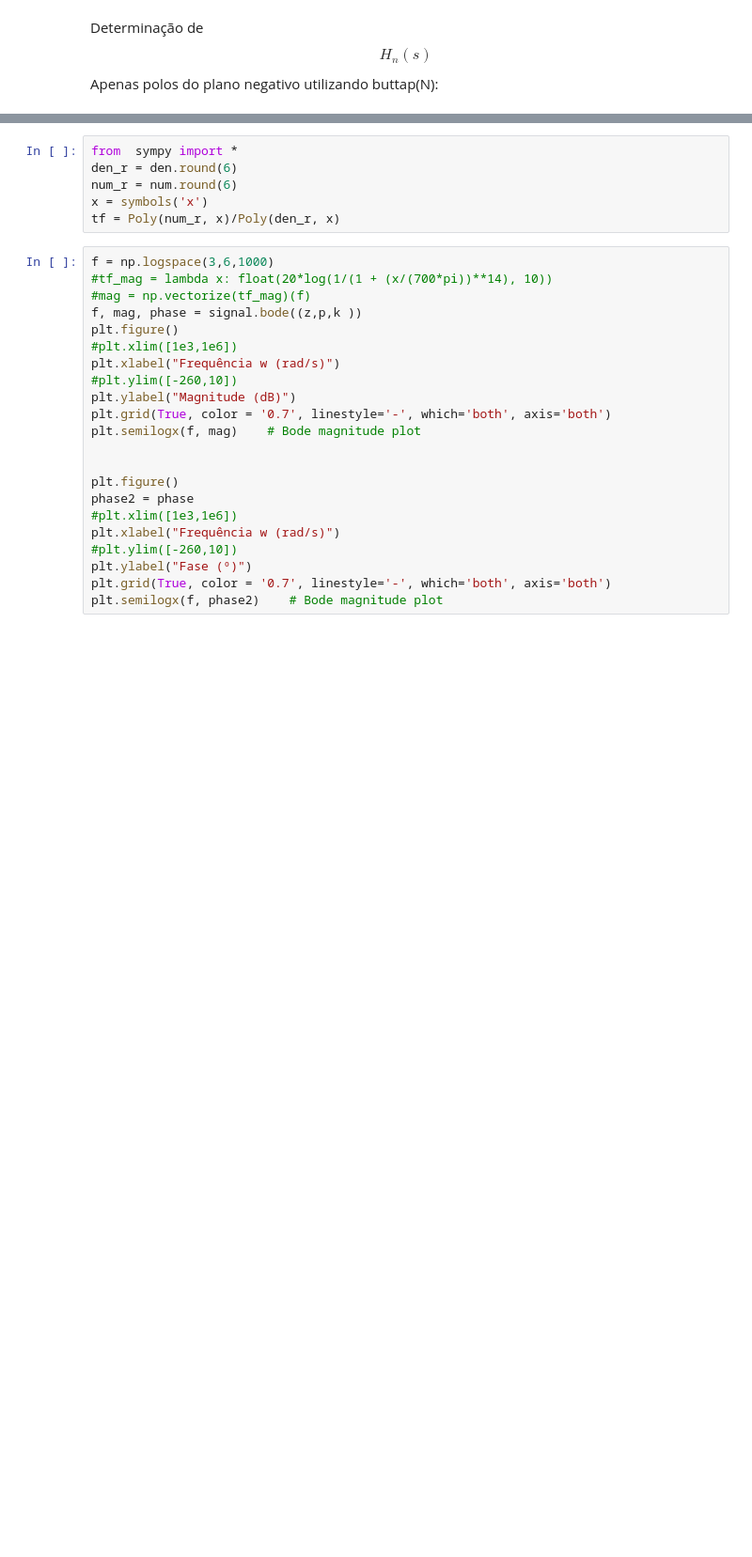
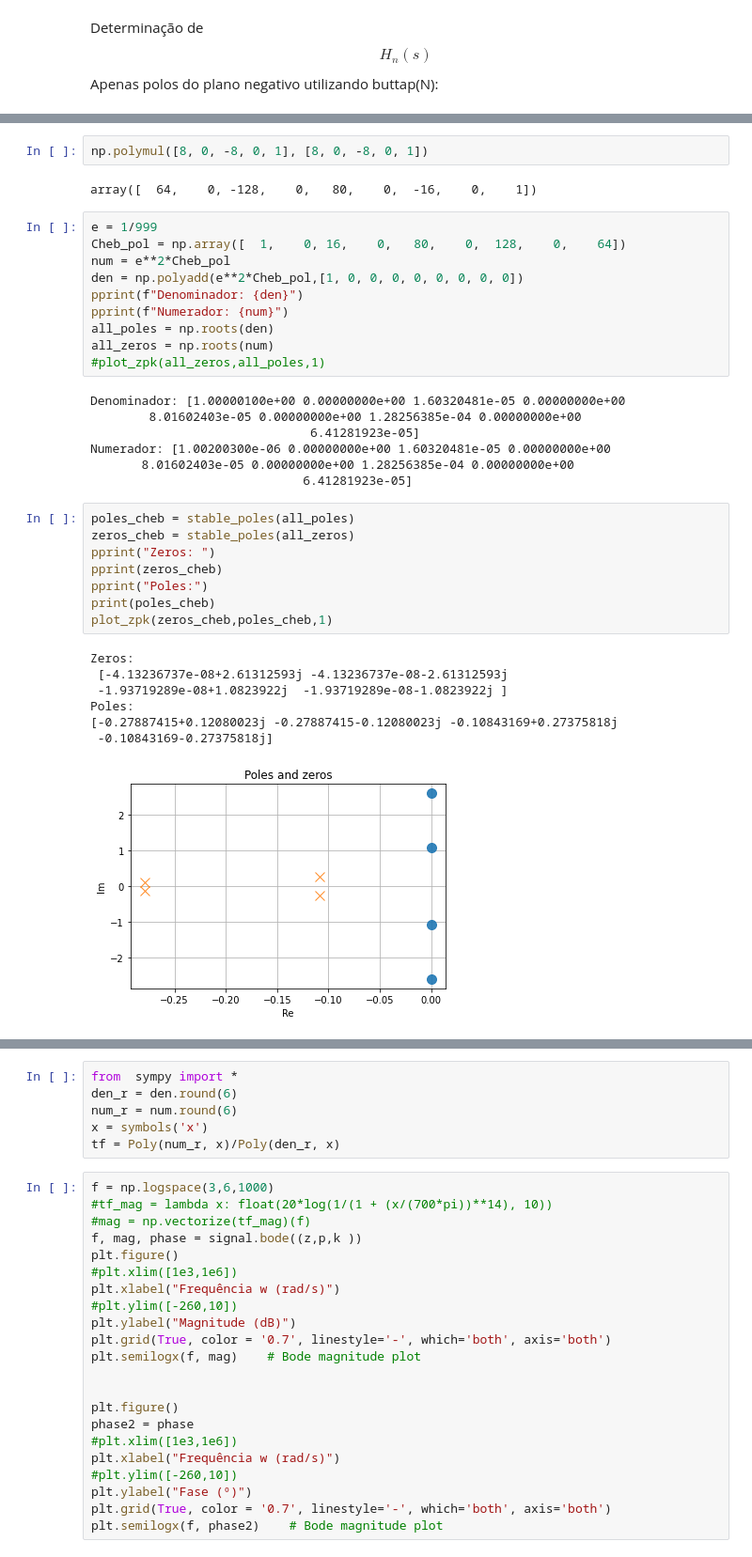
Before and after one commit to vic-torr/procsim, a Jupyter notebook: tp1/codigo/TP_1.ipynb, the cells around one changed output, grey strips where cells are left out. Shown at 94% size. Saved outputs shown, nothing was run; the diff lists cells and outputs as text; blank space fills up the shorter version.

```diff
--- a/tp1/codigo/TP_1.ipynb
+++ b/tp1/codigo/TP_1.ipynb
@@ -203,0 +138,37 @@ Os coeficientes do denominador diferem em $ 0.000653 x^{3} + 0.000422 x $ que s
+# %%
+np.polymul([8, 0, -8, 0, 1], [8, 0, -8, 0, 1])
+# %% [output]
+array([  64,    0, -128,    0,   80,    0,  -16,    0,    1])
+# %%
+e = 1/999
+Cheb_pol = np.array([  1,    0, 16,    0,   80,    0,  128,    0,    64])
+num = e**2*Cheb_pol
+den = np.polyadd(e**2*Cheb_pol,[1, 0, 0, 0, 0, 0, 0, 0, 0])
+pprint(f"Denominador: {den}")
+pprint(f"Numerador: {num}")
+all_poles = np.roots(den)
+all_zeros = np.roots(num)
+#plot_zpk(all_zeros,all_poles,1)
+# %% [output]
+Denominador: [1.00000100e+00 0.00000000e+00 1.60320481e-05 0.00000000e+00
+        8.01602403e-05 0.00000000e+00 1.28256385e-04 0.00000000e+00
+                              6.41281923e-05]
+Numerador: [1.00200300e-06 0.00000000e+00 1.60320481e-05 0.00000000e+00
+       8.01602403e-05 0.00000000e+00 1.28256385e-04 0.00000000e+00
+                             6.41281923e-05]
+# %%
+poles_cheb = stable_poles(all_poles)
+zeros_cheb = stable_poles(all_zeros)
+pprint("Zeros: ")
+pprint(zeros_cheb)
+pprint("Poles:")
+print(poles_cheb)
+plot_zpk(zeros_cheb,poles_cheb,1)
+# %% [output]
+Zeros:
+ [-4.13236737e-08+2.61312593j -4.13236737e-08-2.61312593j
+ -1.93719289e-08+1.0823922j  -1.93719289e-08-1.0823922j ]
+Poles:
+[-0.27887415+0.12080023j -0.27887415-0.12080023j -0.10843169+0.27375818j
+ -0.10843169-0.27375818j]
+[figure, added]
```
Also changed, not shown: parts of 25 cells of this notebook, 1 other file.
